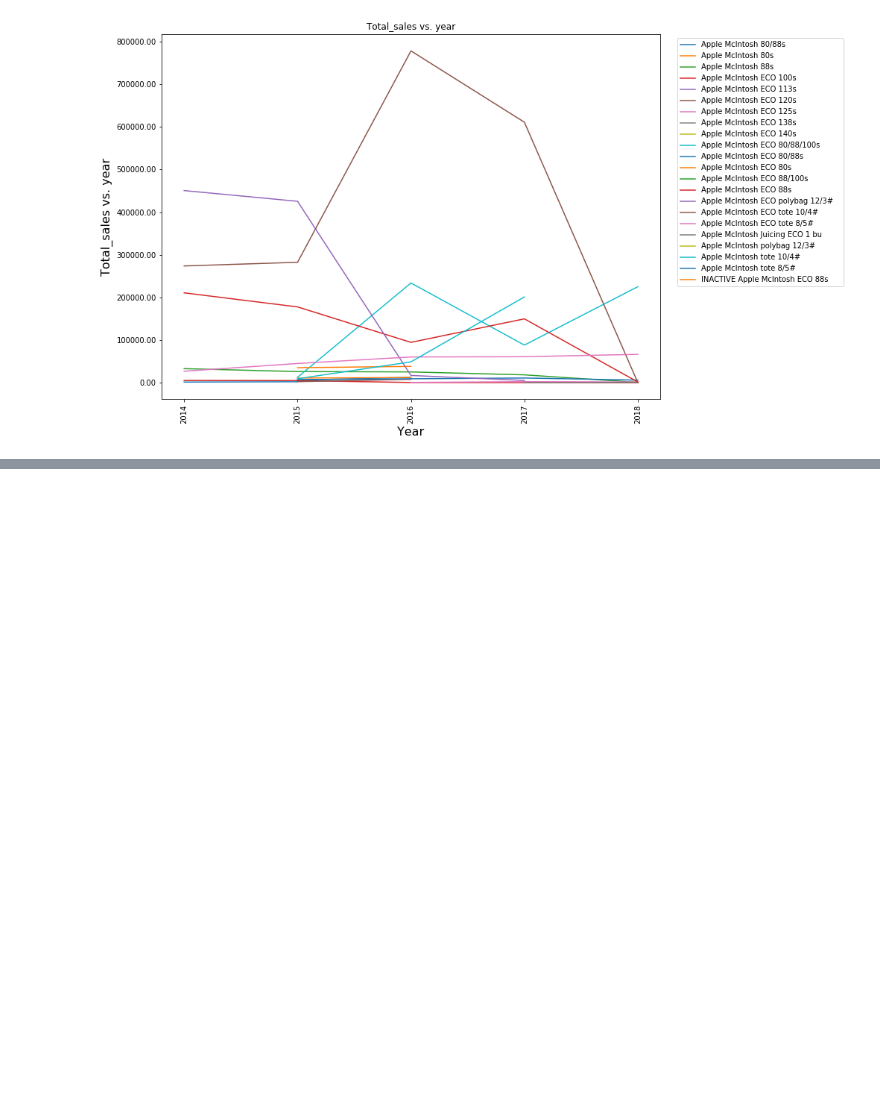
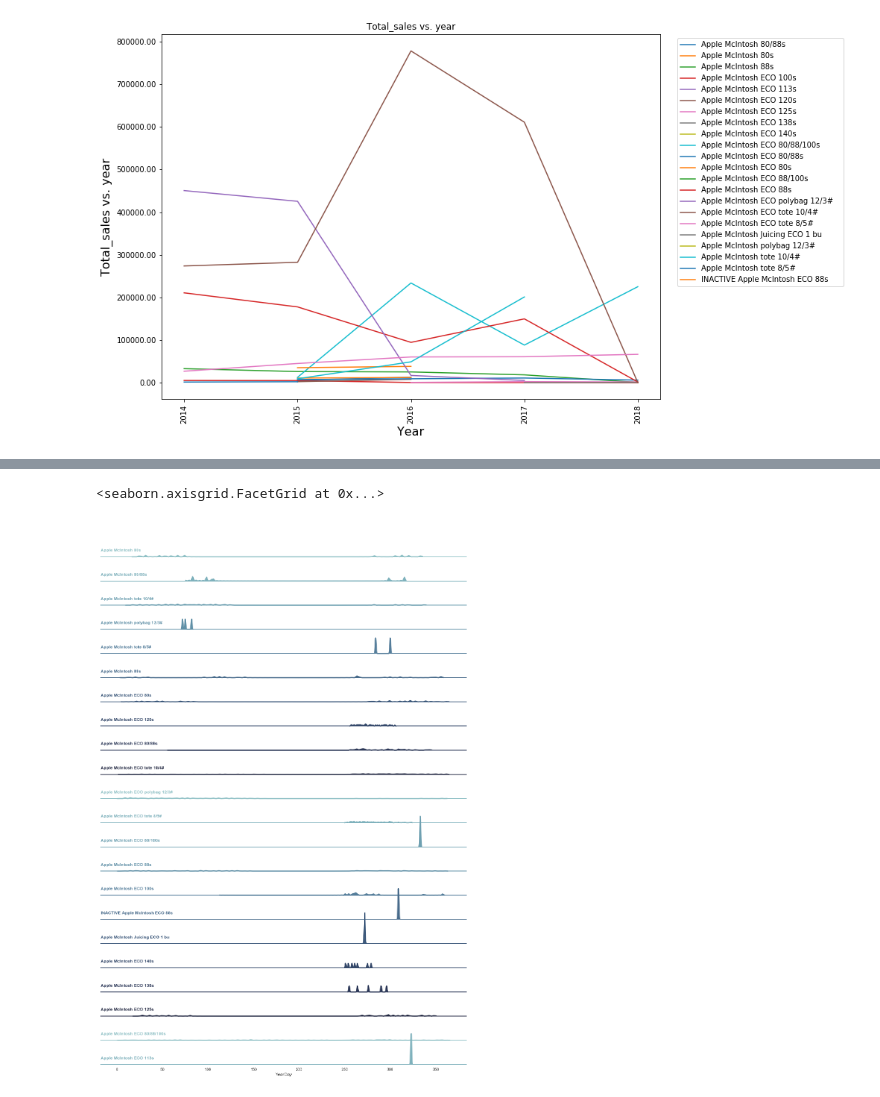
Before and after one commit to cbonoz/bostonfood18, a Jupyter notebook: RedTomato.ipynb, the cells around one changed output, grey strips where cells are left out. Drawn from its saved outputs; the diff is of its cells as text; code cells hidden in the pictures; blank space fills up the shorter version.

Commit message:
add labels

```diff
--- a/RedTomato.ipynb
+++ b/RedTomato.ipynb
@@ -428,29 +434,31 @@ yearday
 # %%
 
 df = yearday.copy()
+sns.set(style="white", rc={"axes.facecolor": (0, 0, 0, 0)})
 
 # Initialize the FacetGrid object
 pal = sns.cubehelix_palette(10, rot=-.25, light=.7)
-g = sns.FacetGrid(df, row="Item Description", hue="Item Description", aspect=5, palette=pal)
+g = sns.FacetGrid(df, row="Item Description", hue="Item Description", height=1, aspect=15, palette=pal)
 
 # Draw the densities in a few steps
 g.map(sns.kdeplot, "YearDay", clip_on=False, shade=True, alpha=1, lw=3, bw=.5)
-# g.map(sns.kdeplot, "YearDay", clip_on=False, color="w", lw=2, bw=.2)
 g.map(plt.axhline, y=0, lw=2, clip_on=False)
-
 
 # Define and use a simple function to label the plot in axes coordinates
 def label(x, color, label):
     ax = plt.gca()
-    ax.text(0, .2, label, fontweight="bold", color=color, ha="left", va="center", transform=ax.transAxes)
-
+    ax.text(0, .2, label, fontweight="bold", color=color,
+            ha="left", va="center", transform=ax.transAxes)
 
 g.map(label, "YearDay")
 
 # Set the subplots to overlap
-g.fig.subplots_adjust(hspace=0)
+g.fig.subplots_adjust(hspace=-.25)
 
 # Remove axes details that don't play well with overlap
 g.set_titles("")
 g.set(yticks=[])
 g.despine(bottom=True, left=True)
+# %% [output]
+<seaborn.axisgrid.FacetGrid at 0x...>
+[figure, added]
```
Also changed, not shown: parts of 38 cells of this notebook, 1 other file.
